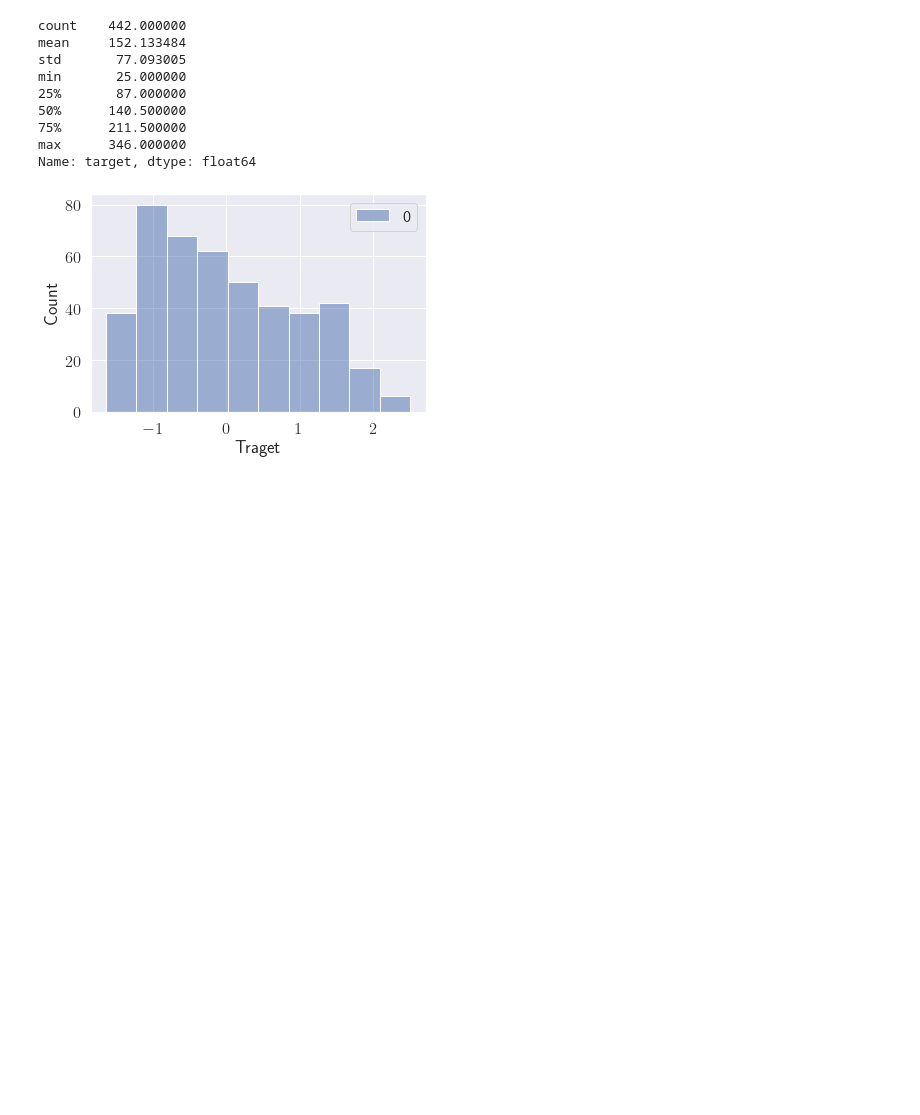
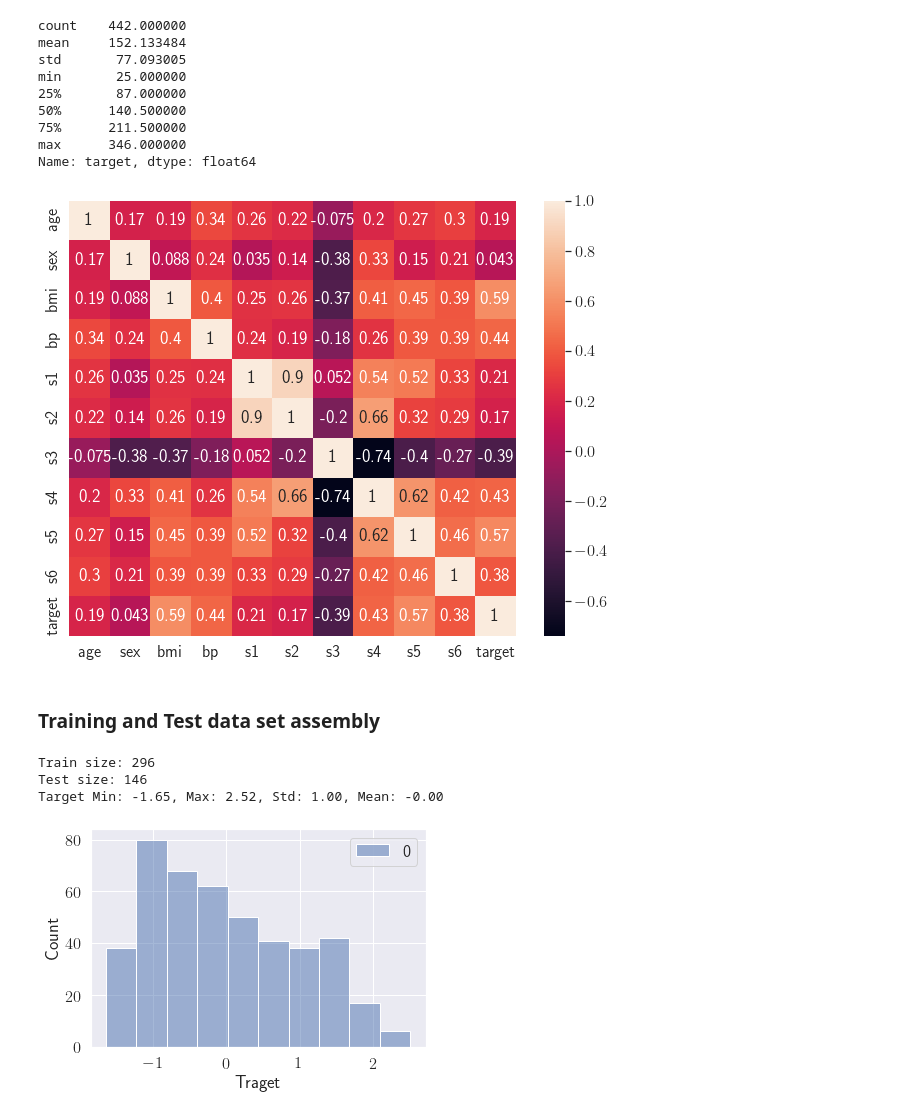
Before and after one commit to denyskononenko/datasciencesnippets, a Jupyter notebook: regress/regreesion_diabetes.ipynb, the cells around one changed output. Cells and saved outputs as stored; diff of their text form; code cells hidden in the pictures; blank space fills up the shorter version.

```diff
--- a/regress/regreesion_diabetes.ipynb
+++ b/regress/regreesion_diabetes.ipynb
@@ -92,14 +106,32 @@ fig = px.scatter_3d(
                     color='target'
                     )
 fig.show()
+# %%
+f, ax = plt.subplots(1, figsize=(10,8))
+sns.heatmap(data.corr(), annot=True, ax=ax)
+plt.show()
+# %% [output]
+[figure, added]
+# %% [markdown]
+### Training and Test data set assembly
 # %%
+# predictor target as numpy array
 X, Y = data.values[:, :10], target.values
-# scale Y
+n, p = X.shape
+# scale target
 scaler_y = StandardScaler()
 scaler_y.fit(Y.reshape(-1, 1))
 Ysc = scaler_y.transform(Y.reshape(-1, 1))
 
 X_train, X_test, Y_train, Y_test = train_test_split(X, Ysc, test_size=0.33, random_state=25)
+
+print(f'Train size: {X_train.shape[0]}')
+print(f'Test size: {X_test.shape[0]}')
+print(f'Target Min: {np.min(Ysc):.2f}, Max: {np.max(Ysc):.2f}, Std: {np.std(Ysc):.2f}, Mean: {np.mean(Ysc):.2f}')
+# %% [output]
+Train size: 296
+Test size: 146
+Target Min: -1.65, Max: 2.52, Std: 1.00, Mean: -0.00
 # %%
 sns.histplot(Ysc)
 plt.xlabel('Traget')
```
Also changed, not shown: parts of 11 cells of this notebook.
